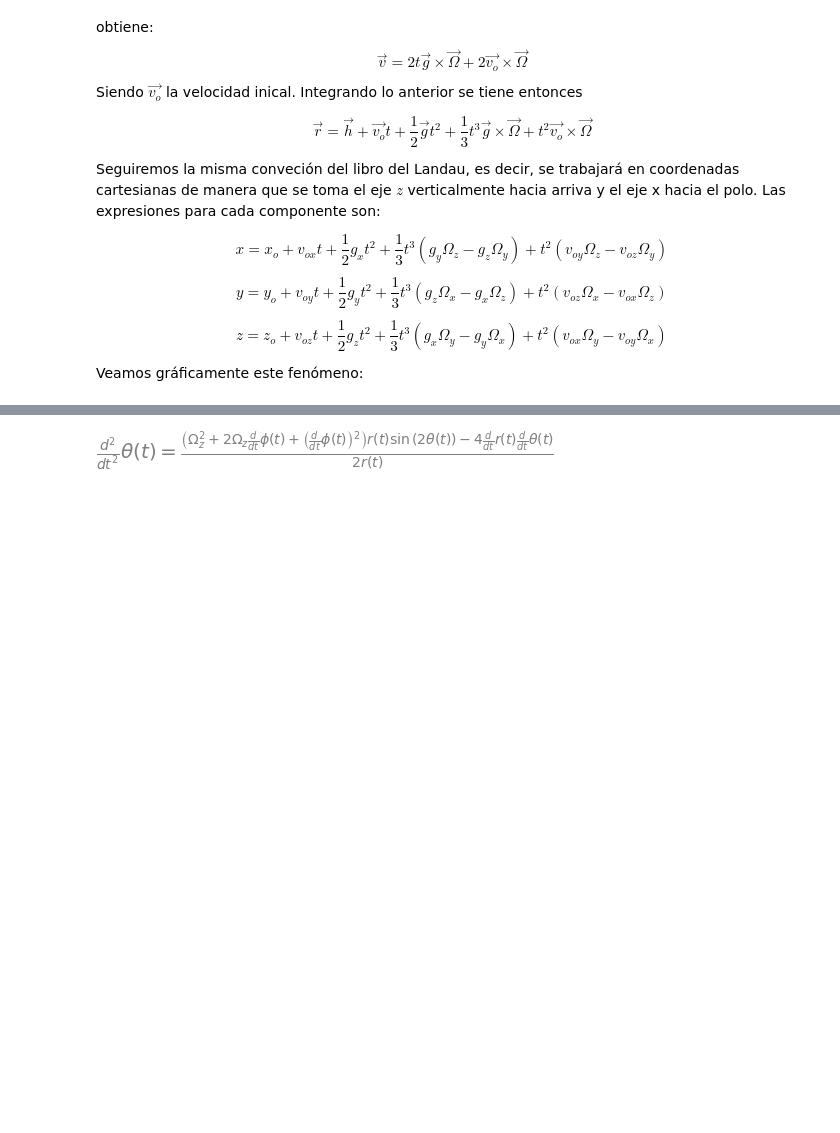
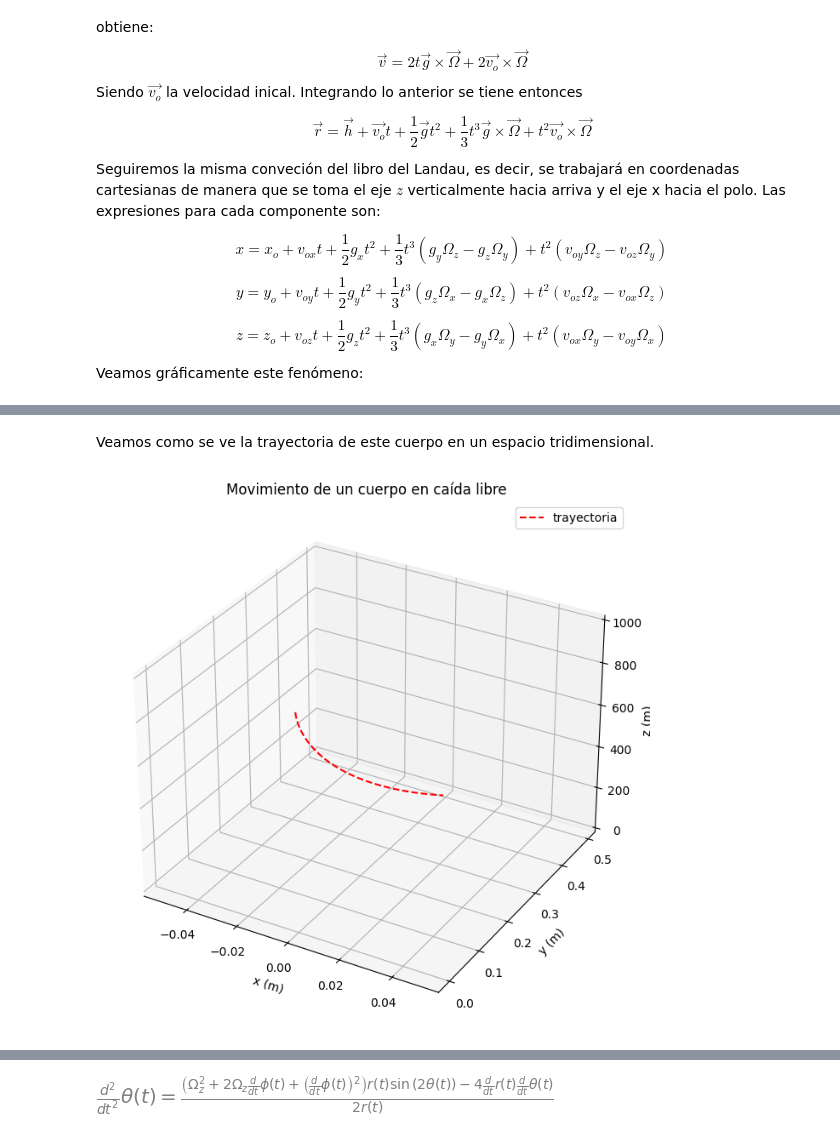
Before and after one commit to jerolg/FISICA_TEORICA_2, a Jupyter notebook: T2_Cuerpo_Rígido/Tarea02.ipynb, the cells around one changed output, grey strips where cells are left out. Drawn from its saved outputs; the diff is of its cells as text; code cells hidden in the pictures; blank space fills up the shorter version.

```diff
--- a/T2_Cuerpo_Rígido/Tarea02.ipynb
+++ b/T2_Cuerpo_Rígido/Tarea02.ipynb
@@ -277,0 +315,26 @@ def caida_libre_analitic(t, h, vo, g, omega):
+# %% [markdown]
+Veamos como se ve la trayectoria de este cuerpo en un espacio tridimensional.
+# %%
+#GRAFICA
+
+PHI = np.linspace(0, np.pi, 30)
+THETA = np.linspace(0, 2 * np.pi, 40)
+PHI, THETA = np.meshgrid(PHI, THETA)
+x_sphere = RT * np.sin(PHI) * np.cos(THETA)
+y_sphere = RT * np.sin(PHI) * np.sin(THETA)
+z_sphere = RT * np.cos(PHI)
+
+fig = plt.figure(figsize = (8,8))
+ax = fig.add_subplot(111, projection='3d')
+
+#Trayectoria
+ax.plot(X, Y, Z, color='r', linewidth=1.5, zorder=5, label='trayectoria', linestyle='--')
+ax.set_xlabel('x (m)')
+ax.set_ylabel('y (m)')
+ax.set_zlabel('z (m)')
+ax.set_title('Movimiento de un cuerpo en caída libre')
+plt.legend()
+
+plt.show()
+# %% [output]
+[figure, added]
```
Also changed, not shown: parts of 7 cells of this notebook.
